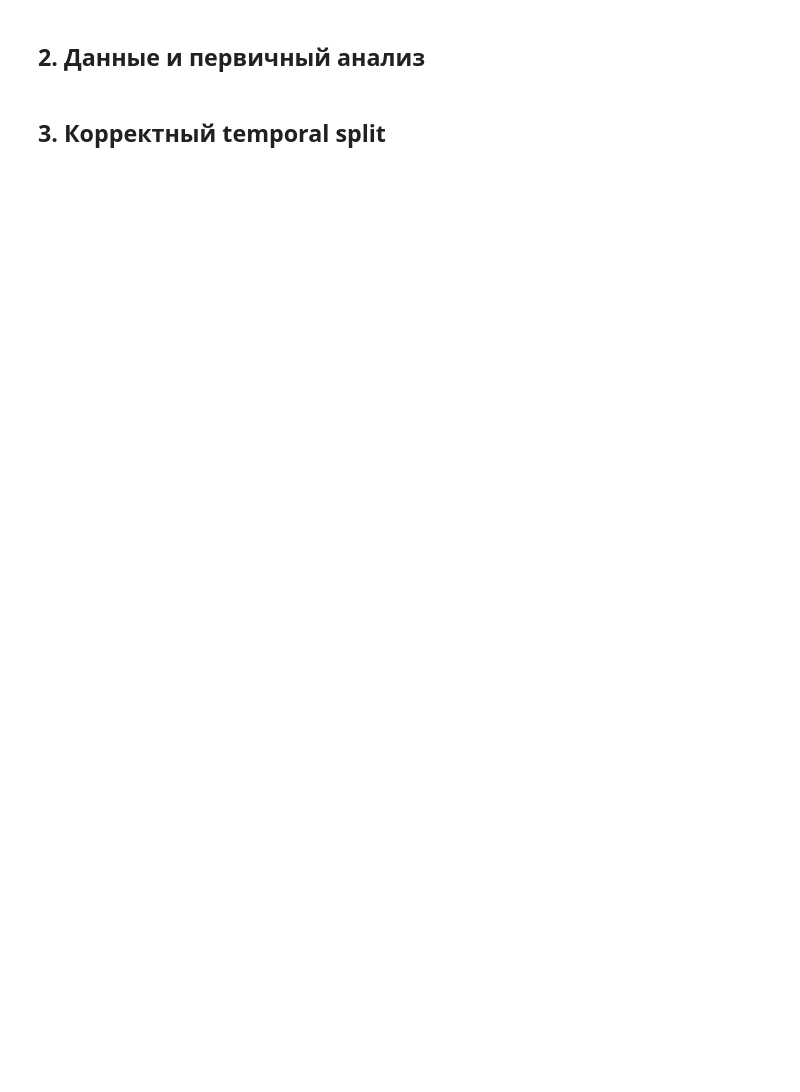
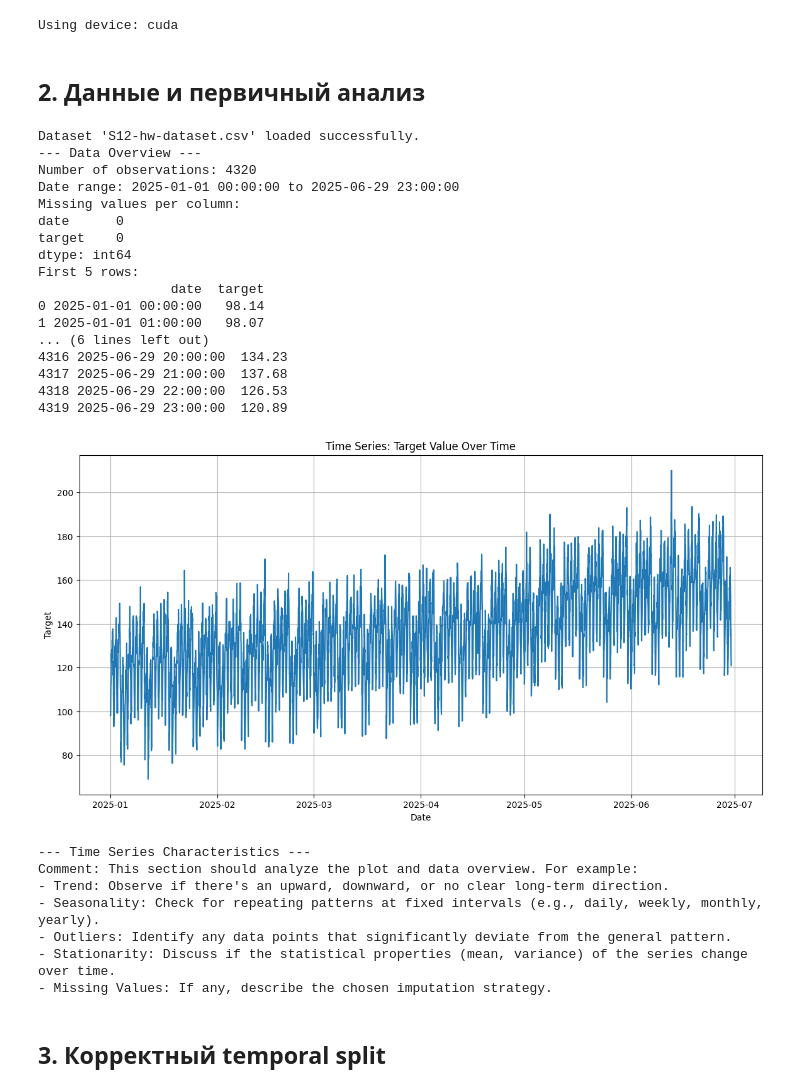
Before and after one commit to Sapar-hub/aie-group-2-sapar, a Jupyter notebook: homeworks/HW12/HW12.ipynb, the cells around one changed output. Cells and saved outputs as stored; diff of their text form; code cells hidden in the pictures; blank space fills up the shorter version.

Commit message:
HW12: renamed files and added respective artifacts for hw criterias

```diff
--- a/homeworks/HW12/HW12.ipynb
+++ b/homeworks/HW12/HW12.ipynb
@@ -1,5 +1,5 @@
 # %%
-
+from collections import defaultdict
 import pandas as pd
 import numpy as np
 import matplotlib.pyplot as plt
@@ -31,13 +31,14 @@ device = torch.device("cuda" if torch.cuda.is_available() else "cpu")
 print(f"Using device: {device}")
 
 # Path to save artifacts
-ARTIFACTS_PATH = 'HW12/artifacts'
+ARTIFACTS_PATH = 'artifacts'
 FIGURES_PATH = os.path.join(ARTIFACTS_PATH, 'figures')
 os.makedirs(FIGURES_PATH, exist_ok=True)
+# %% [output]
+Using device: cuda
 # %% [markdown]
 ## 2. Данные и первичный анализ
 # %%
-
 # Load dataset
 DATA_FILE = 'S12-hw-dataset.csv'
 try:
@@ -48,43 +49,64 @@ except FileNotFoundError:
     df = pd.DataFrame() # Create an empty DataFrame to avoid errors later
 
 if not df.empty:
     # Convert 'date' column to datetime and sort
     df['date'] = pd.to_datetime(df['date'])
     df = df.sort_values('date').reset_index(drop=True)
 
-    print("
---- Data Overview ---")
+    print("--- Data Overview ---")
     print(f"Number of observations: {len(df)}")
     print(f"Date range: {df['date'].min()} to {df['date'].max()}")
-    print("
-Missing values per column:")
+    print("Missing values per column:")
     print(df.isnull().sum())
-    print("
-First 5 rows:")
+    print("First 5 rows:")
     print(df.head())
-    print("
-Last 5 rows:")
+    print("Last 5 rows:")
     print(df.tail())
 
     # Plotting the time series
     plt.figure(figsize=(14, 7))
     plt.plot(df['date'], df['target'])
     plt.title('Time Series: Target Value Over Time')
     plt.xlabel('Date')
     plt.ylabel('Target')
     plt.grid(True)
     plt.savefig(os.path.join(FIGURES_PATH, 'base_time_series_plot.png'))
     plt.show()
 
     # Comment on series characteristics
-    print("
---- Time Series Characteristics ---")
+    print("--- Time Series Characteristics ---")
     print("Comment: This section should analyze the plot and data overview. For example:")
     print("- Trend: Observe if there's an upward, downward, or no clear long-term direction.")
     print("- Seasonality: Check for repeating patterns at fixed intervals (e.g., daily, weekly, monthly, yearly).")
     print("- Outliers: Identify any data points that significantly deviate from the general pattern.")
     print("- Stationarity: Discuss if the statistical properties (mean, variance) of the series change over time.")
     print("- Missing Values: If any, describe the chosen imputation strategy.")
+# %% [output]
+Dataset 'S12-hw-dataset.csv' loaded successfully.
+--- Data Overview ---
+Number of observations: 4320
+Date range: 2025-01-01 00:00:00 to 2025-06-29 23:00:00
+Missing values per column:
+date      0
+target    0
+dtype: int64
+First 5 rows:
+                 date  target
+0 2025-01-01 00:00:00   98.14
+1 2025-01-01 01:00:00   98.07
+... (6 lines left out)
+4316 2025-06-29 20:00:00  134.23
+4317 2025-06-29 21:00:00  137.68
+4318 2025-06-29 22:00:00  126.53
+4319 2025-06-29 23:00:00  120.89
+[figure, added]
+--- Time Series Characteristics ---
+Comment: This section should analyze the plot and data overview. For example:
+- Trend: Observe if there's an upward, downward, or no clear long-term direction.
+- Seasonality: Check for repeating patterns at fixed intervals (e.g., daily, weekly, monthly, yearly).
+- Outliers: Identify any data points that significantly deviate from the general pattern.
+- Stationarity: Discuss if the statistical properties (mean, variance) of the series change over time.
+- Missing Values: If any, describe the chosen imputation strategy.
 # %% [markdown]
 ## 3. Корректный temporal split
 # %%
```
Also changed, not shown: parts of 5 cells of this notebook, 9 other files.
